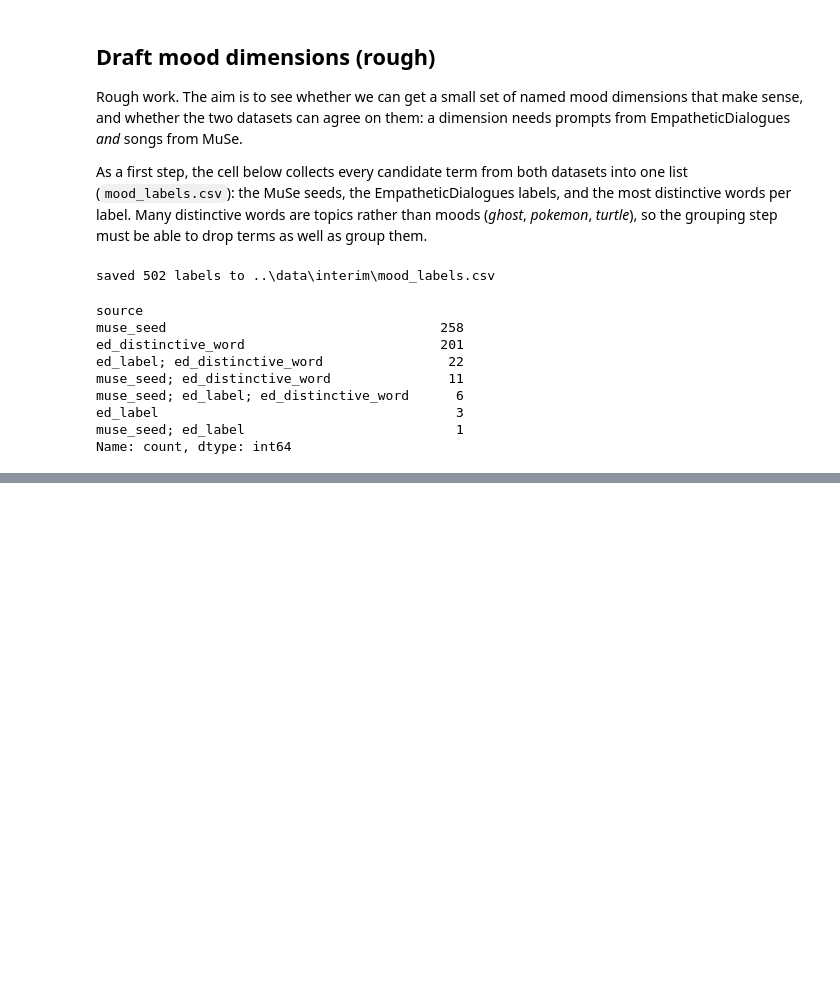
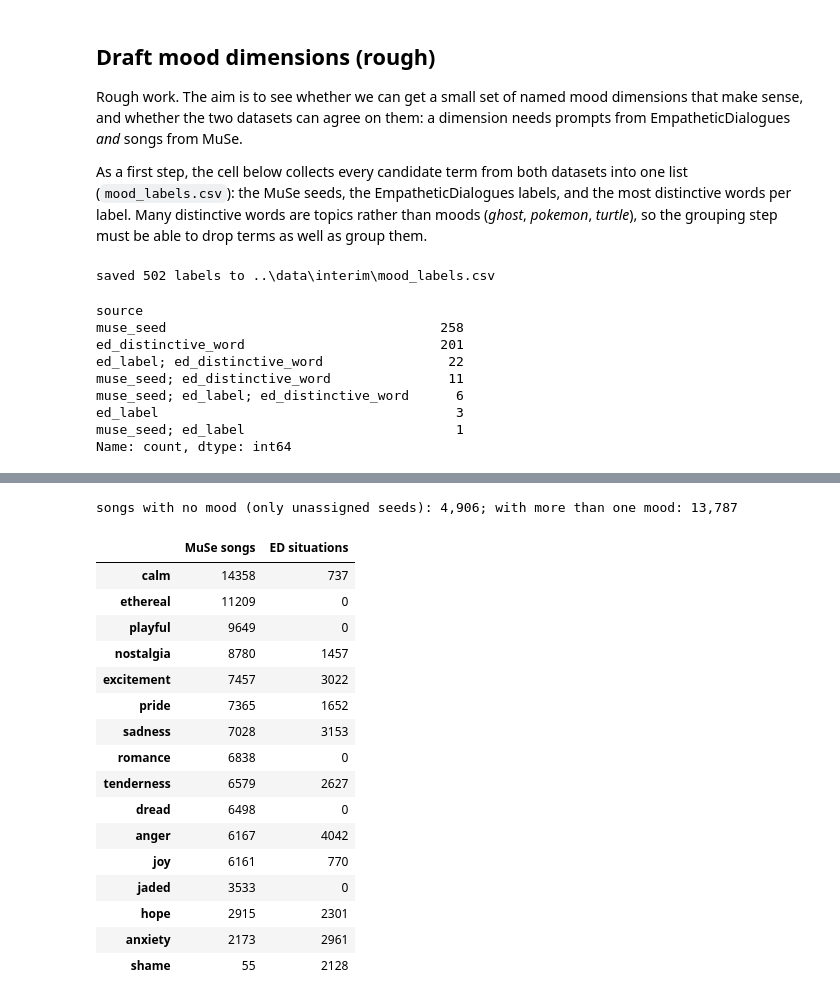
Before and after one commit to Oshawotttt/mood-playlist, a Jupyter notebook: proposal/DAP_IEDA_Template.ipynb, the cells around one changed output, grey strips where cells are left out. Cells and saved outputs as stored; diff of their text form; code cells hidden in the pictures; blank space fills up the shorter version.

```diff
--- a/proposal/DAP_IEDA_Template.ipynb
+++ b/proposal/DAP_IEDA_Template.ipynb
@@ -1448,0 +1501,32 @@ Also: 4,906 songs get no mood (all their seeds are `unassigned`), and 13,787 son
+# %%
+# Each MuSe song gets the mood(s) of its seed(s); each ED situation the mood of its label.
+clusters = pd.read_csv(INTERIM / "mood_clusters.csv")
+to_mood = dict(zip(clusters["label"], clusters["mood"]))
+song_moods = muse["seeds"].apply(lambda s: {to_mood[x] for x in s} - {"unassigned"})
+n_moods = song_moods.apply(len)
+coverage = (pd.DataFrame({"MuSe songs": song_moods.explode().value_counts(),
+                          "ED situations": ed["emotion"].map(to_mood).value_counts()})
+            .drop(index="unassigned", errors="ignore").fillna(0).astype(int)
+            .sort_values("MuSe songs", ascending=False))
+print(f"songs with no mood (only unassigned seeds): {(n_moods == 0).sum():,}; "
+      f"with more than one mood: {(n_moods > 1).sum():,}")
+coverage
+# %% [output]
+songs with no mood (only unassigned seeds): 4,906; with more than one mood: 13,787
+|  | MuSe songs | ED situations |
+| calm | 14358 | 737 |
+| ethereal | 11209 | 0 |
+| playful | 9649 | 0 |
+| nostalgia | 8780 | 1457 |
+| excitement | 7457 | 3022 |
+| pride | 7365 | 1652 |
+| sadness | 7028 | 3153 |
+| romance | 6838 | 0 |
+| tenderness | 6579 | 2627 |
+| dread | 6498 | 0 |
+| anger | 6167 | 4042 |
+| joy | 6161 | 770 |
+| jaded | 3533 | 0 |
+| hope | 2915 | 2301 |
+| anxiety | 2173 | 2961 |
+| shame | 55 | 2128 |
```
Also changed, not shown: parts of 32 cells of this notebook, 6 other files.
